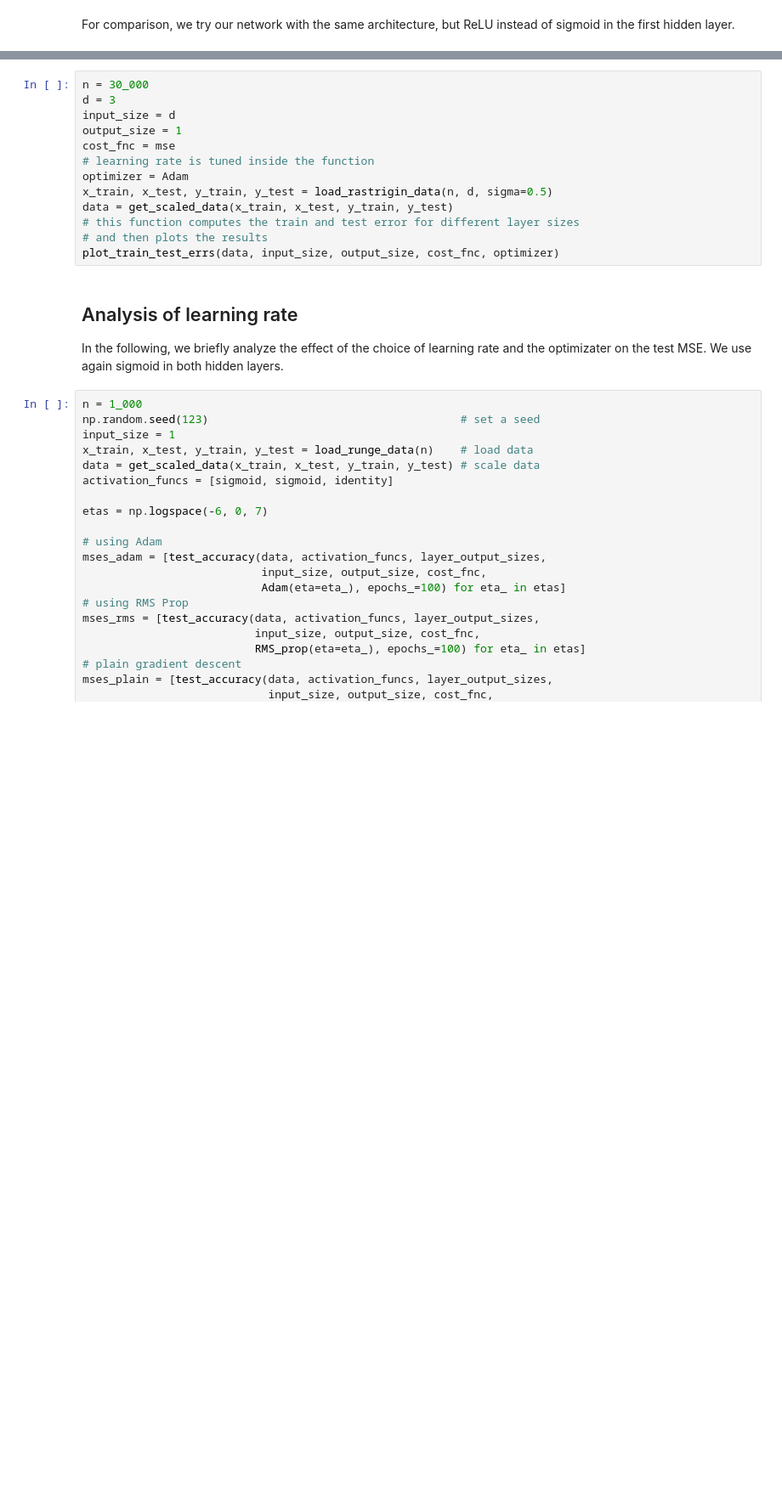
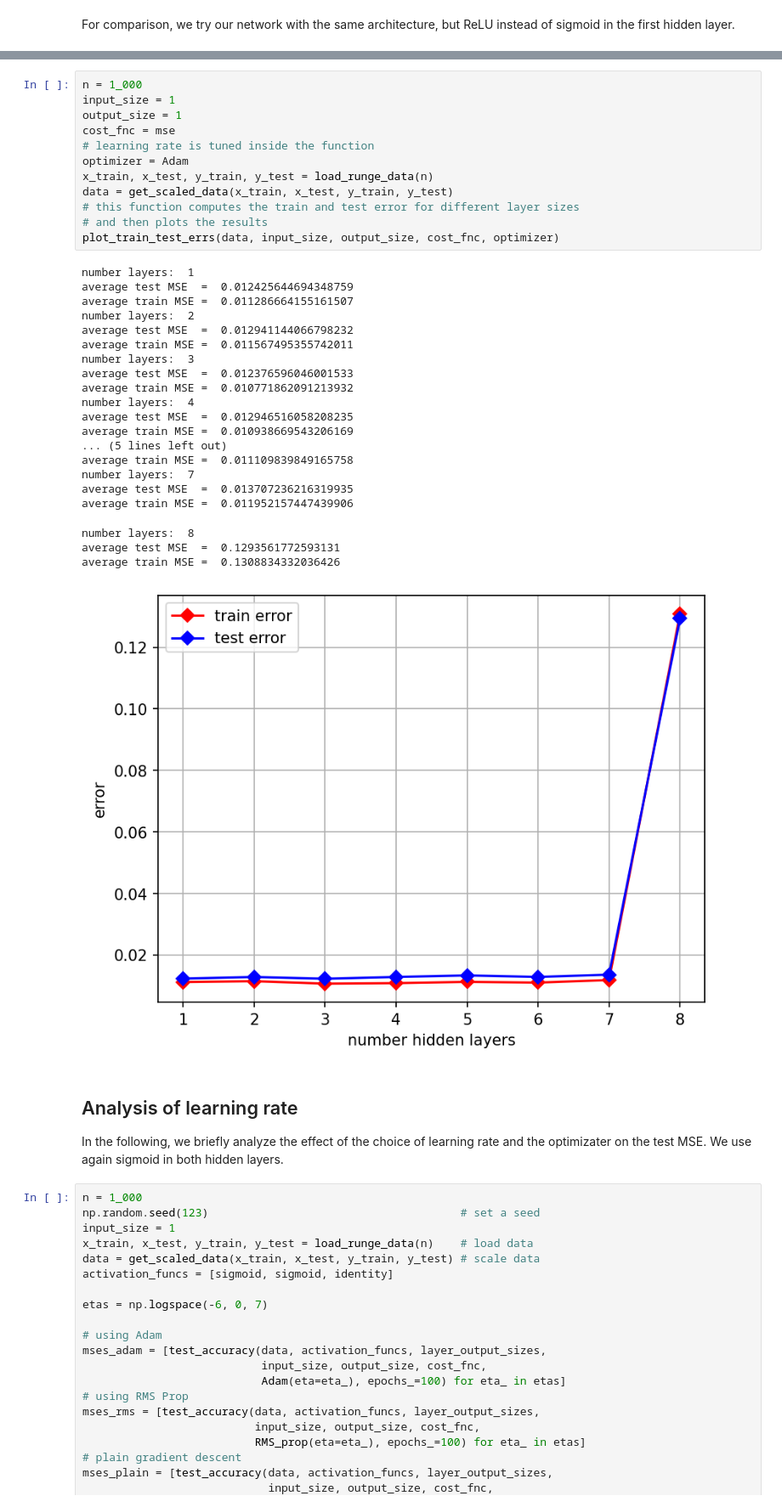
Before and after one commit to thomas-engl/Project2-Applied-ML, a Jupyter notebook: Code/project2_run.ipynb, the cells around one changed output, grey strips where cells are left out. Shown at 85% size. Cells and saved outputs as stored; diff of their text form; blank space fills up the shorter version.

```diff
--- a/Code/project2_run.ipynb
+++ b/Code/project2_run.ipynb
@@ -76,16 +120,37 @@ We study the three-dimensional Rastrigin function using 30.000 data points in to
 # %%
-n = 30_000
-d = 3
-input_size = d
+n = 1_000
+input_size = 1
 output_size = 1
 cost_fnc = mse
 # learning rate is tuned inside the function
 optimizer = Adam
-x_train, x_test, y_train, y_test = load_rastrigin_data(n, d, sigma=0.5)
+x_train, x_test, y_train, y_test = load_runge_data(n)
 data = get_scaled_data(x_train, x_test, y_train, y_test)
 # this function computes the train and test error for different layer sizes
 # and then plots the results
 plot_train_test_errs(data, input_size, output_size, cost_fnc, optimizer)
+# %% [output]
+number layers:  1
+average test MSE  =  0.012425644694348759
+average train MSE =  0.011286664155161507
+number layers:  2
+average test MSE  =  0.012941144066798232
+average train MSE =  0.011567495355742011
+number layers:  3
+average test MSE  =  0.012376596046001533
+average train MSE =  0.010771862091213932
+number layers:  4
+average test MSE  =  0.012946516058208235
+average train MSE =  0.010938669543206169
+... (5 lines left out)
+average train MSE =  0.011109839849165758
+number layers:  7
+average test MSE  =  0.013707236216319935
+average train MSE =  0.011952157447439906
+number layers:  8
+average test MSE  =  0.1293561772593131
+average train MSE =  0.1308834332036426
+[figure, added]
 # %% [markdown]
 ## Analysis of learning rate
 
```
Also changed, not shown: parts of 7 cells of this notebook.
